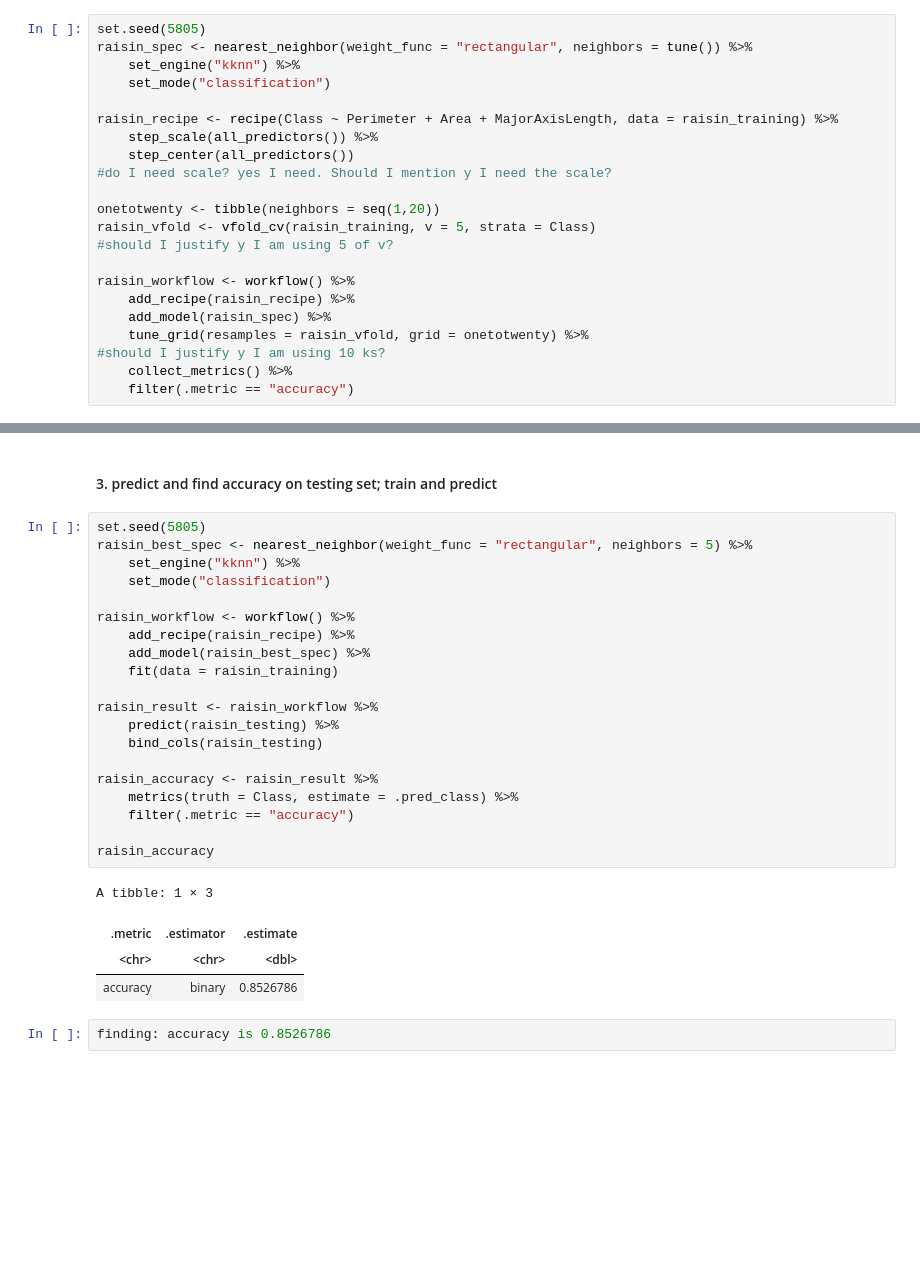
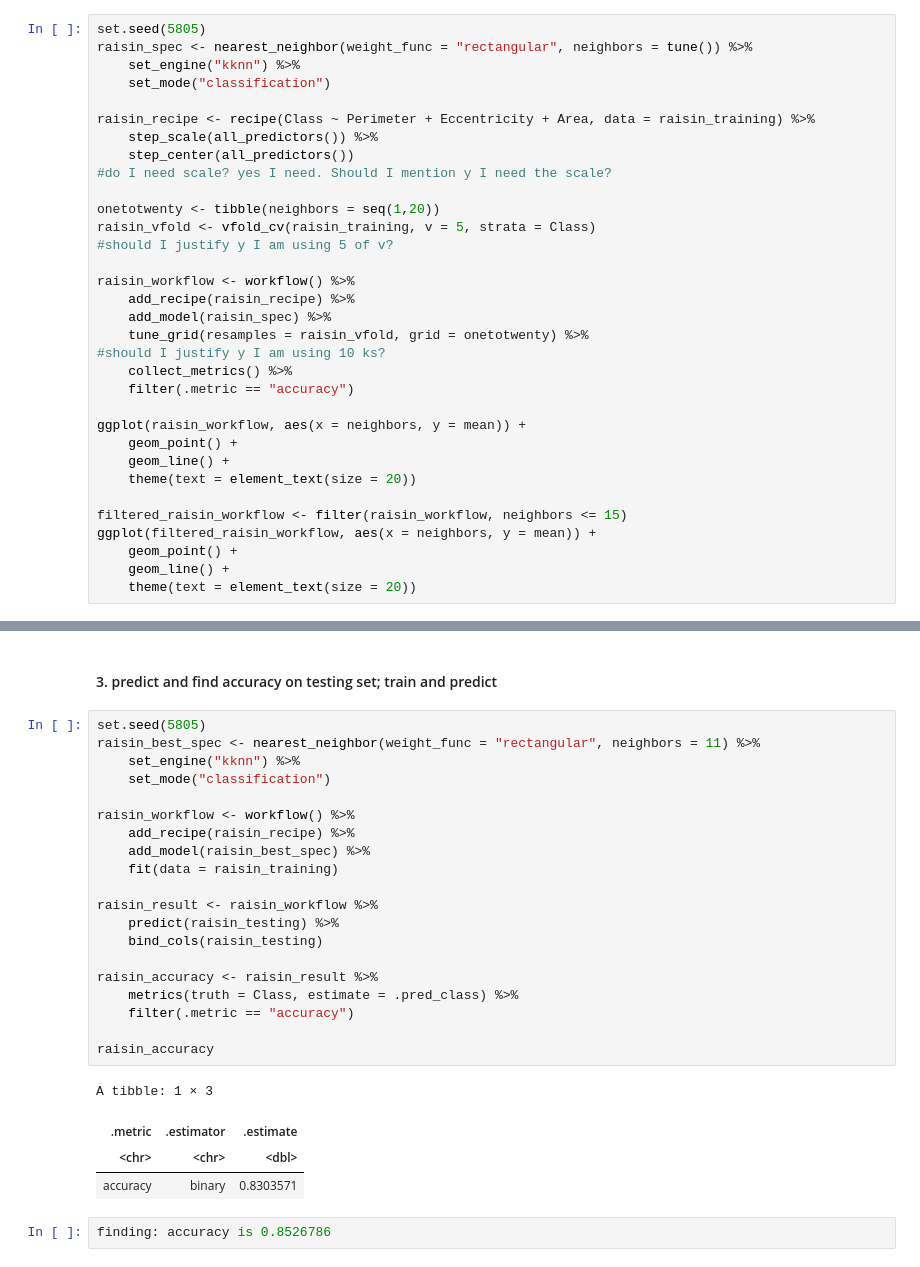
Before and after one commit to dylankim990/DSCI100_Group_1, a Jupyter notebook: MainDataAnalysis .ipynb, the cells around one changed output, grey strips where cells are left out. Cells and saved outputs as stored; diff of their text form; blank space fills up the shorter version.

```diff
--- a/MainDataAnalysis .ipynb
+++ b/MainDataAnalysis .ipynb
@@ -154,7 +133,7 @@ raisin_spec <- nearest_neighbor(weight_func = "rectangular", neighbors = tune())
     set_engine("kknn") %>%
     set_mode("classification")
 
-raisin_recipe <- recipe(Class ~ Perimeter + Area + MajorAxisLength, data = raisin_training) %>%
+raisin_recipe <- recipe(Class ~ Perimeter + Eccentricity + Area, data = raisin_training) %>%
     step_scale(all_predictors()) %>%
     step_center(all_predictors())
 #do I need scale? yes I need. Should I mention y I need the scale?
@@ -170,3 +149,14 @@ raisin_workflow <- workflow() %>%
 #should I justify y I am using 10 ks?
     collect_metrics() %>%
     filter(.metric == "accuracy")
+
+ggplot(raisin_workflow, aes(x = neighbors, y = mean)) +
+    geom_point() +
+    geom_line() +
+    theme(text = element_text(size = 20))
+
+filtered_raisin_workflow <- filter(raisin_workflow, neighbors <= 15)
+ggplot(filtered_raisin_workflow, aes(x = neighbors, y = mean)) +
+    geom_point() +
+    geom_line() +
+    theme(text = element_text(size = 20))
@@ -190,29 +169,29 @@ Finding: Use 5 as K
 #### 3. predict and find accuracy on testing set; train and predict
 # %%
 set.seed(5805)
-raisin_best_spec <- nearest_neighbor(weight_func = "rectangular", neighbors = 5) %>%
+raisin_best_spec <- nearest_neighbor(weight_func = "rectangular", neighbors = 11) %>%
     set_engine("kknn") %>%
     set_mode("classification")
 
 raisin_workflow <- workflow() %>%
     add_recipe(raisin_recipe) %>%
     add_model(raisin_best_spec) %>%
     fit(data = raisin_training)
 
 raisin_result <- raisin_workflow %>%
     predict(raisin_testing) %>%
     bind_cols(raisin_testing)
 
 raisin_accuracy <- raisin_result %>%
     metrics(truth = Class, estimate = .pred_class) %>%
     filter(.metric == "accuracy")
 
 raisin_accuracy
 # %% [output]
 A tibble: 1 × 3
 | .metric | .estimator | .estimate |
 | <chr> | <chr> | <dbl> |
-| accuracy | binary | 0.8526786 |
+| accuracy | binary | 0.8303571 |
 # %%
 finding: accuracy is 0.8526786
 # %% [output]
```
Also changed, not shown: parts of 9 cells of this notebook.
